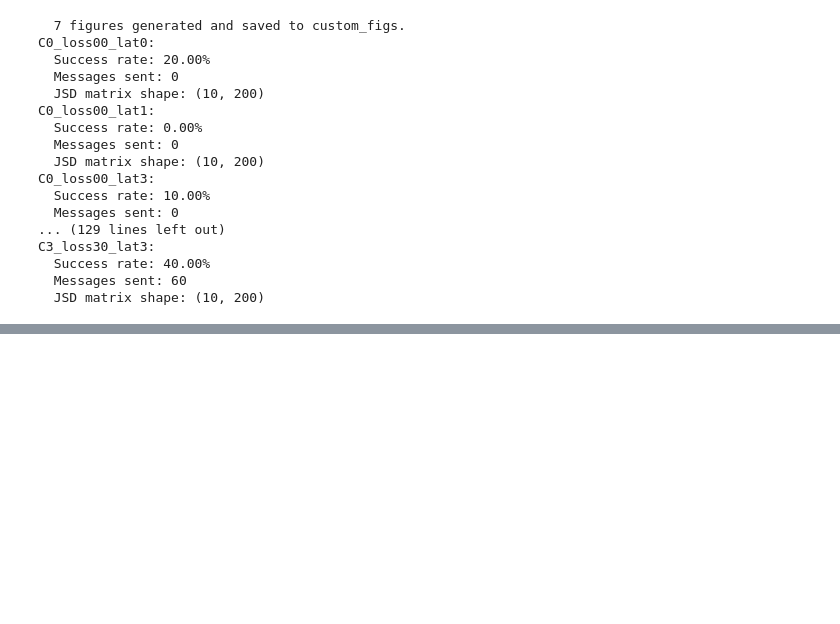
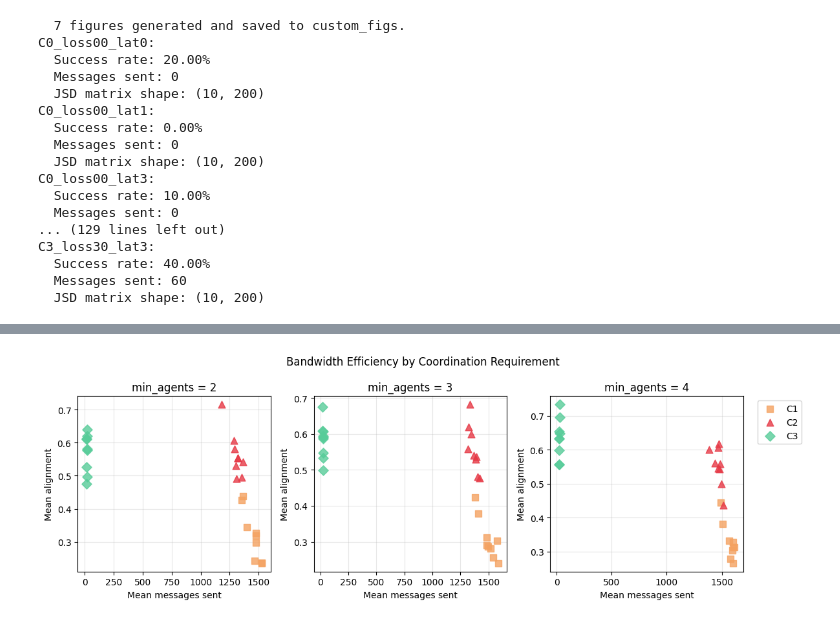
Before and after one commit to davidthfarr/agent2agent, a Jupyter notebook: Untitled.ipynb, the cells around one changed output, grey strips where cells are left out. Drawn from its saved outputs; the diff is of its cells as text; code cells hidden in the pictures; blank space fills up the shorter version.

```diff
--- a/Untitled.ipynb
+++ b/Untitled.ipynb
@@ -45,0 +235,34 @@ C3_loss30_lat3:
+# %%
+def plot_bandwidth(df, filename):
+    comms = ["C1", "C2", "C3"]  # exclude C0 — no messages
+    colors = {"C1": "#f4a261", "C2": "#e63946", "C3": "#57cc99"}
+    markers = {"C1": "s", "C2": "^", "C3": "D"}
+
+    fig, axes = plt.subplots(1, 3, figsize=(12, 4), sharey=False)
+    fig.suptitle("Bandwidth Efficiency by Coordination Requirement", fontsize=12)
+
+    for ax, n in zip(axes, [2, 3, 4]):
+        sub = df[df["min_agents"] == n]
+        for comm in comms:
+            csub = sub[sub["comm"] == comm]
+            ax.scatter(
+                csub["msgs"],
+                csub["alignment"],
+                c=colors[comm],
+                marker=markers[comm],
+                label=comm,
+                s=60, alpha=0.8, zorder=3,
+            )
+        ax.set_title(f"min_agents = {n}")
+        ax.set_xlabel("Mean messages sent")
+        ax.set_ylabel("Mean alignment")
+        ax.grid(True, alpha=0.3)
+
+    axes[-1].legend(bbox_to_anchor=(1.05, 1), loc="upper left")
+    fig.tight_layout()
+    plt.savefig(filename, dpi=150, bbox_inches="tight")
+    plt.show()
+
+plot_bandwidth(df, "fig_bandwidth.png")
+# %% [output]
+[figure, added]
```
Also changed, not shown: parts of 15 cells of this notebook, 13 other files.
